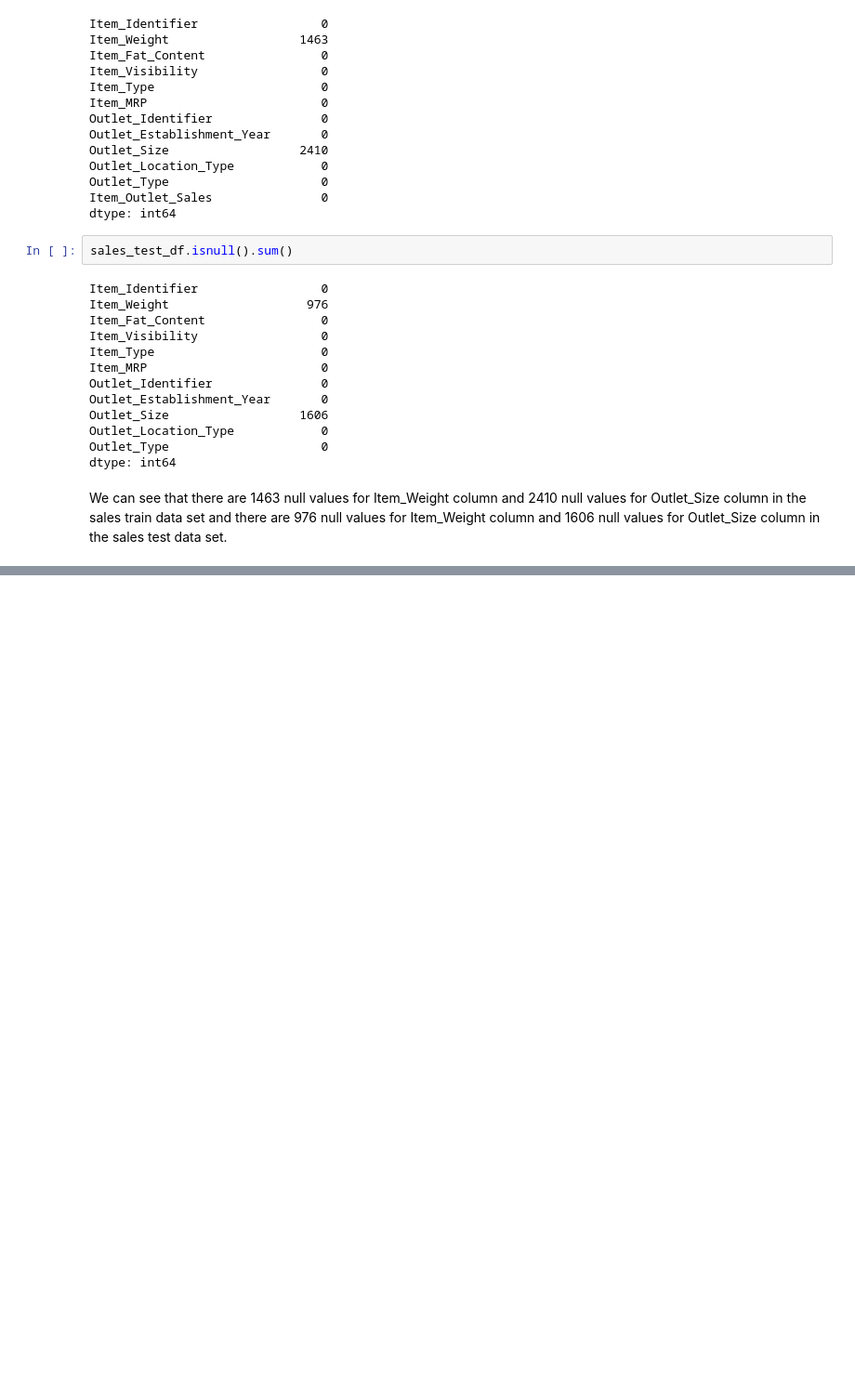
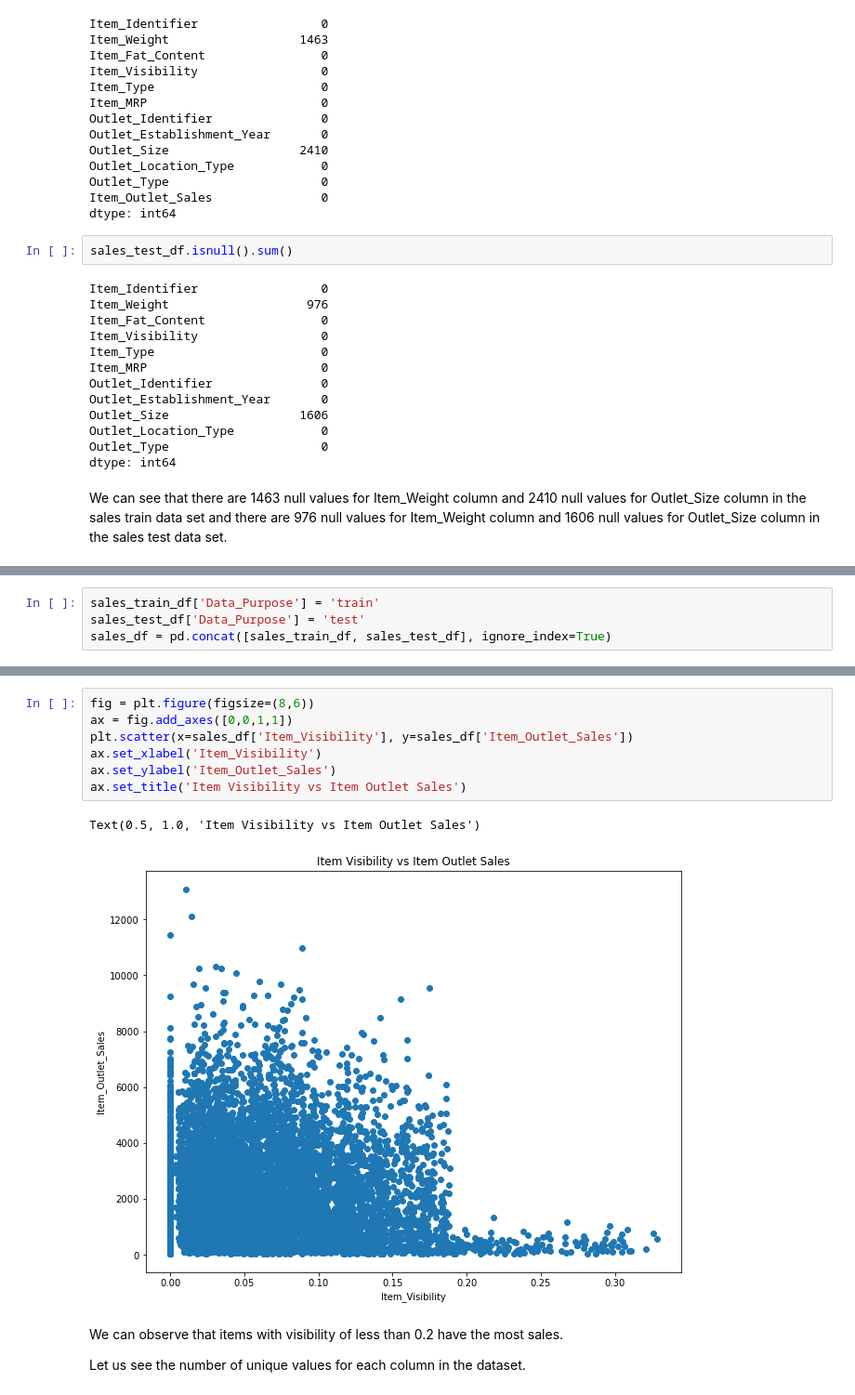
Before and after one commit to ayg15/bigmart-sales, a Jupyter notebook: Big Mart Sales Prediction.ipynb, the cells around one changed output, grey strips where cells are left out. Shown: that part at 93% size. Drawn from its saved outputs; the diff is of its cells as text; blank space fills up the shorter version.

Commit message:
Added a few plots for EDA

```diff
--- a/Big Mart Sales Prediction.ipynb
+++ b/Big Mart Sales Prediction.ipynb
@@ -132,0 +133,4 @@ We can see that there are 1463 null values for Item_Weight column and 2410 null
+# %%
+sales_train_df['Data_Purpose'] = 'train'
+sales_test_df['Data_Purpose'] = 'test'
+sales_df = pd.concat([sales_train_df, sales_test_df], ignore_index=True)
@@ -132,0 +203,14 @@ We can see that there are 1463 null values for Item_Weight column and 2410 null
+# %%
+fig = plt.figure(figsize=(8,6))
+ax = fig.add_axes([0,0,1,1])
+plt.scatter(x=sales_df['Item_Visibility'], y=sales_df['Item_Outlet_Sales'])
+ax.set_xlabel('Item_Visibility')
+ax.set_ylabel('Item_Outlet_Sales')
+ax.set_title('Item Visibility vs Item Outlet Sales')
+# %% [output]
+Text(0.5, 1.0, 'Item Visibility vs Item Outlet Sales')
+[figure, added]
+# %% [markdown]
+We can observe that items with visibility of less than 0.2 have the most sales.
+
+Let us see the number of unique values for each column in the dataset.
```
Also changed, not shown: parts of 16 cells of this notebook.
